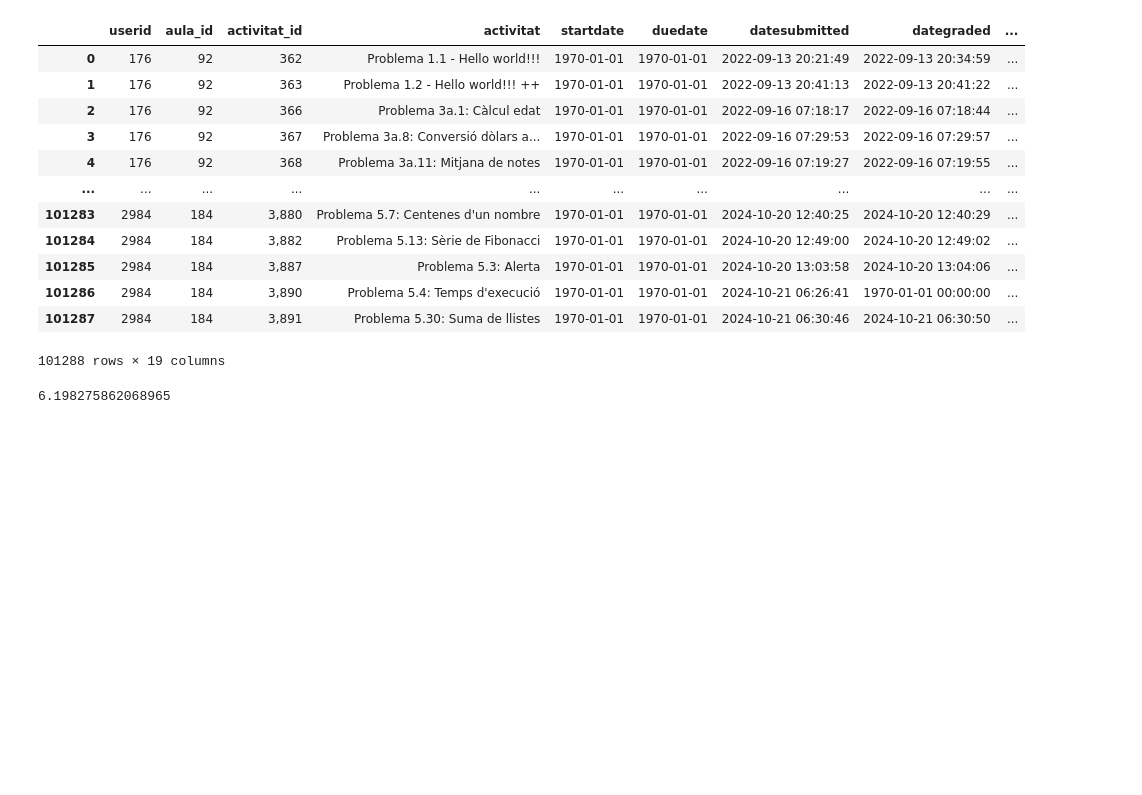
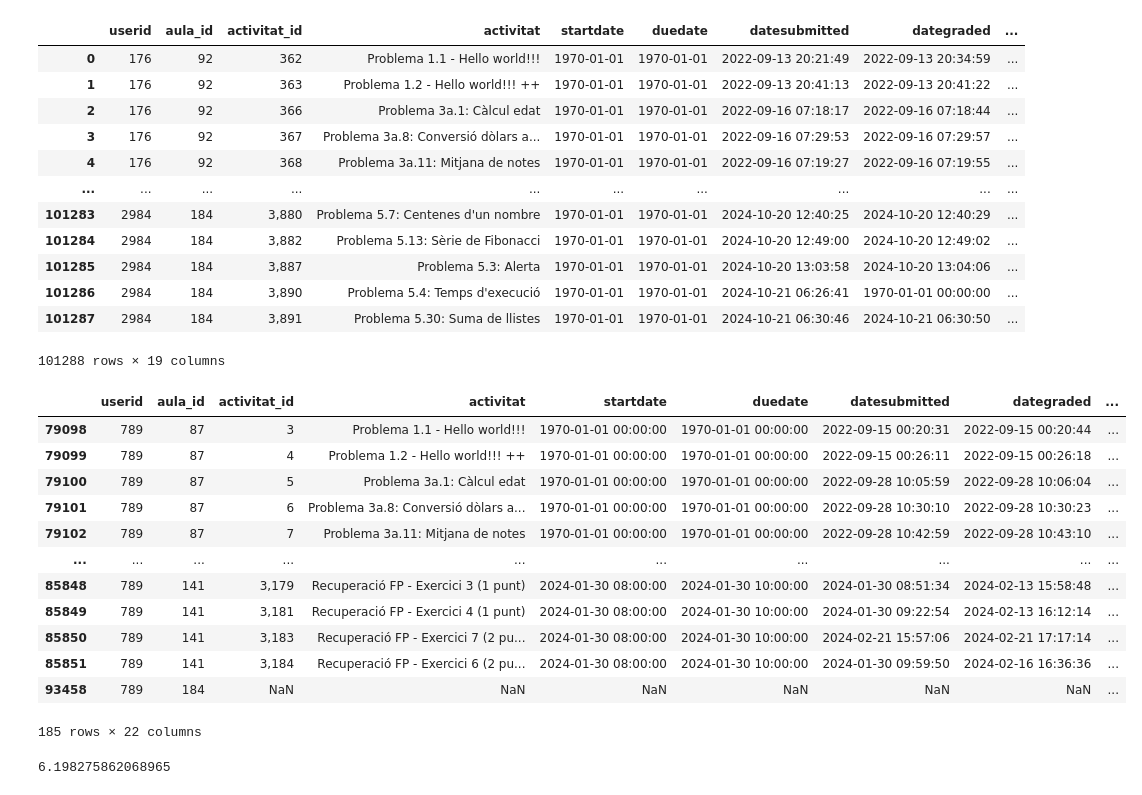
Before and after one commit to geniiss/MoonKEY, a Jupyter notebook: code/Model/model2.ipynb, the cells around one changed output. Saved outputs shown, nothing was run; the diff lists cells and outputs as text; code cells hidden in the pictures; blank space fills up the shorter version.

```diff
--- a/code/Model/model2.ipynb
+++ b/code/Model/model2.ipynb
@@ -135,3 +135,18 @@ dataset = submision_activities_marks[["userid", "aula_id", "activitat_id", "acti
 101288 rows × 19 columns
 # %%
 dataset.to_csv('./../../data/dataset.csv', index=False)
+dataset[dataset["userid"] == 789]
+# %% [output]
+|  | userid | aula_id | activitat_id | activitat | startdate | duedate | datesubmitted | dategraded | ... |
+| 79098 | 789 | 87 | 3 | Problema 1.1 - Hello world!!! | 1970-01-01 00:00:00 | 1970-01-01 00:00:00 | 2022-09-15 00:20:31 | 2022-09-15 00:20:44 | ... |
+| 79099 | 789 | 87 | 4 | Problema 1.2 - Hello world!!! ++ | 1970-01-01 00:00:00 | 1970-01-01 00:00:00 | 2022-09-15 00:26:11 | 2022-09-15 00:26:18 | ... |
+| 79100 | 789 | 87 | 5 | Problema 3a.1: Càlcul edat | 1970-01-01 00:00:00 | 1970-01-01 00:00:00 | 2022-09-28 10:05:59 | 2022-09-28 10:06:04 | ... |
+| 79101 | 789 | 87 | 6 | Problema 3a.8: Conversió dòlars a... | 1970-01-01 00:00:00 | 1970-01-01 00:00:00 | 2022-09-28 10:30:10 | 2022-09-28 10:30:23 | ... |
+| 79102 | 789 | 87 | 7 | Problema 3a.11: Mitjana de notes | 1970-01-01 00:00:00 | 1970-01-01 00:00:00 | 2022-09-28 10:42:59 | 2022-09-28 10:43:10 | ... |
+| ... | ... | ... | ... | ... | ... | ... | ... | ... | ... |
+| 85848 | 789 | 141 | 3,179 | Recuperació FP - Exercici 3 (1 punt) | 2024-01-30 08:00:00 | 2024-01-30 10:00:00 | 2024-01-30 08:51:34 | 2024-02-13 15:58:48 | ... |
+| 85849 | 789 | 141 | 3,181 | Recuperació FP - Exercici 4 (1 punt) | 2024-01-30 08:00:00 | 2024-01-30 10:00:00 | 2024-01-30 09:22:54 | 2024-02-13 16:12:14 | ... |
+| 85850 | 789 | 141 | 3,183 | Recuperació FP - Exercici 7 (2 pu... | 2024-01-30 08:00:00 | 2024-01-30 10:00:00 | 2024-02-21 15:57:06 | 2024-02-21 17:17:14 | ... |
+| 85851 | 789 | 141 | 3,184 | Recuperació FP - Exercici 6 (2 pu... | 2024-01-30 08:00:00 | 2024-01-30 10:00:00 | 2024-01-30 09:59:50 | 2024-02-16 16:36:36 | ... |
+| 93458 | 789 | 184 | NaN | NaN | NaN | NaN | NaN | NaN | ... |
+185 rows × 22 columns
```
Also changed, not shown: parts of 5 cells of this notebook, 2 other files.
